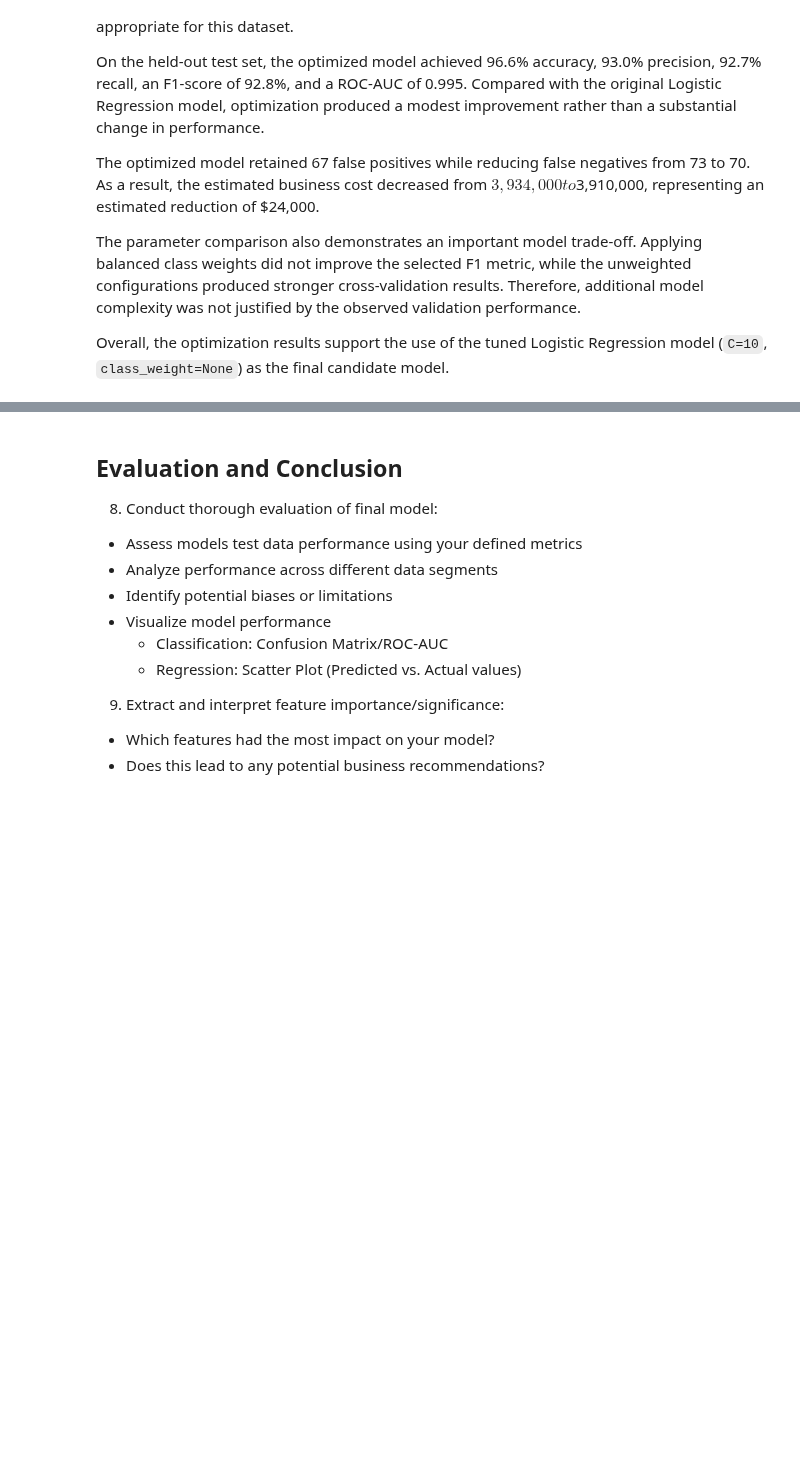
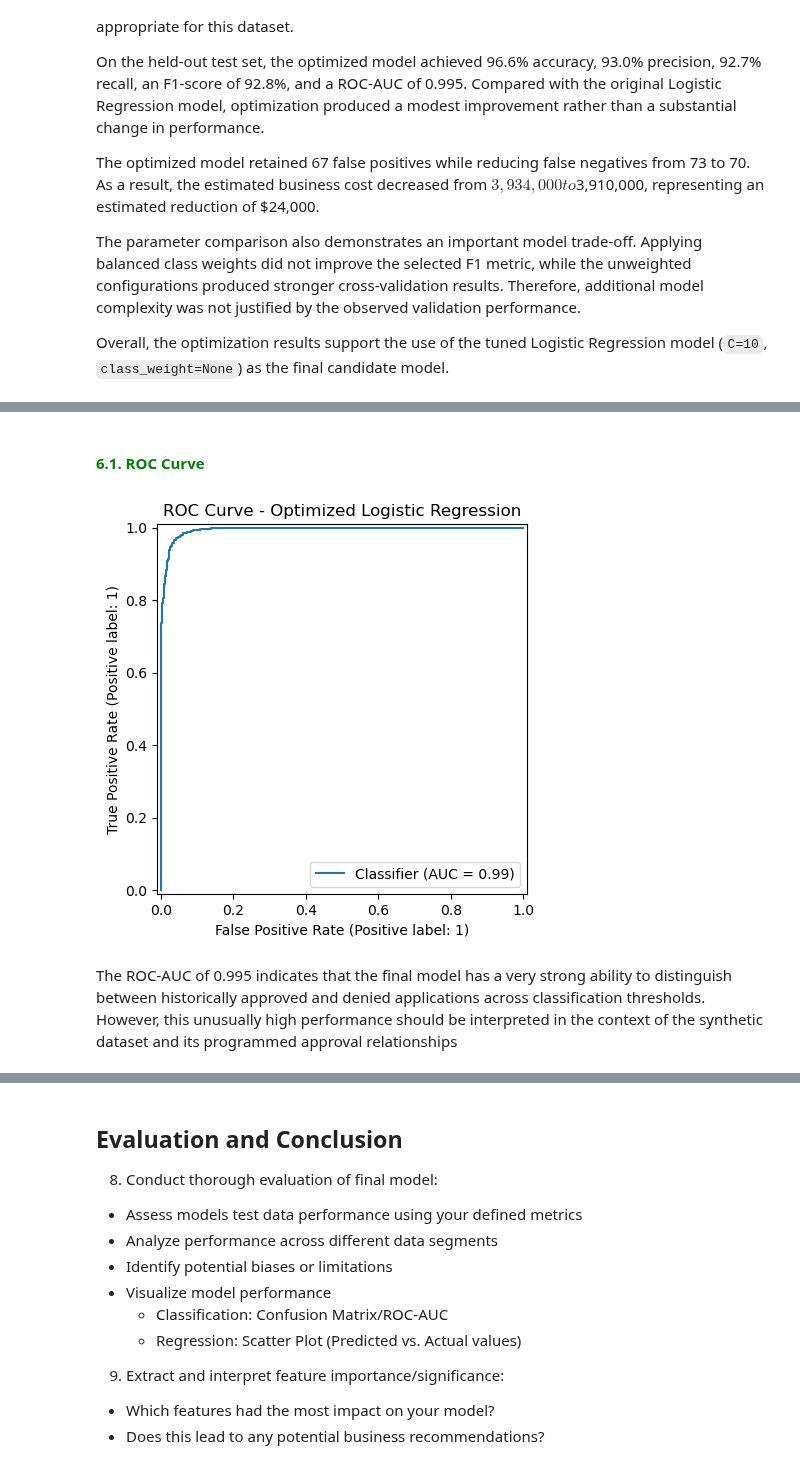
Before and after one commit to ngunjirikevin/financial-loan-risk-model, a Jupyter notebook: financial_loan_risk.ipynb, the cells around one changed output, grey strips where cells are left out. Drawn from its saved outputs; the diff is of its cells as text; code cells hidden in the pictures; blank space fills up the shorter version.

Commit message:
feat: add final model evaluation and segment analysis

```diff
--- a/financial_loan_risk.ipynb
+++ b/financial_loan_risk.ipynb
@@ -2054,0 +2046,18 @@ NOTE: Be mindful of time considerations - showcase “how to tune”
+# %% [markdown]
+<h4 style= "color: #008000; text-align: left; font-weight: bold;">
+6.1. ROC Curve
+</h4>
+# %%
+from sklearn.metrics import RocCurveDisplay
+
+RocCurveDisplay.from_predictions(
+    y_test,
+    optimized_probabilities
+)
+
+plt.title("ROC Curve - Optimized Logistic Regression")
+plt.show()
+# %% [output]
+[figure, added]
+# %% [markdown]
+The ROC-AUC of 0.995 indicates that the final model has a very strong ability to distinguish between historically approved and denied applications across classification thresholds. However, this unusually high performance should be interpreted in the context of the synthetic dataset and its programmed approval relationships
```
Also changed, not shown: parts of 8 cells of this notebook.
